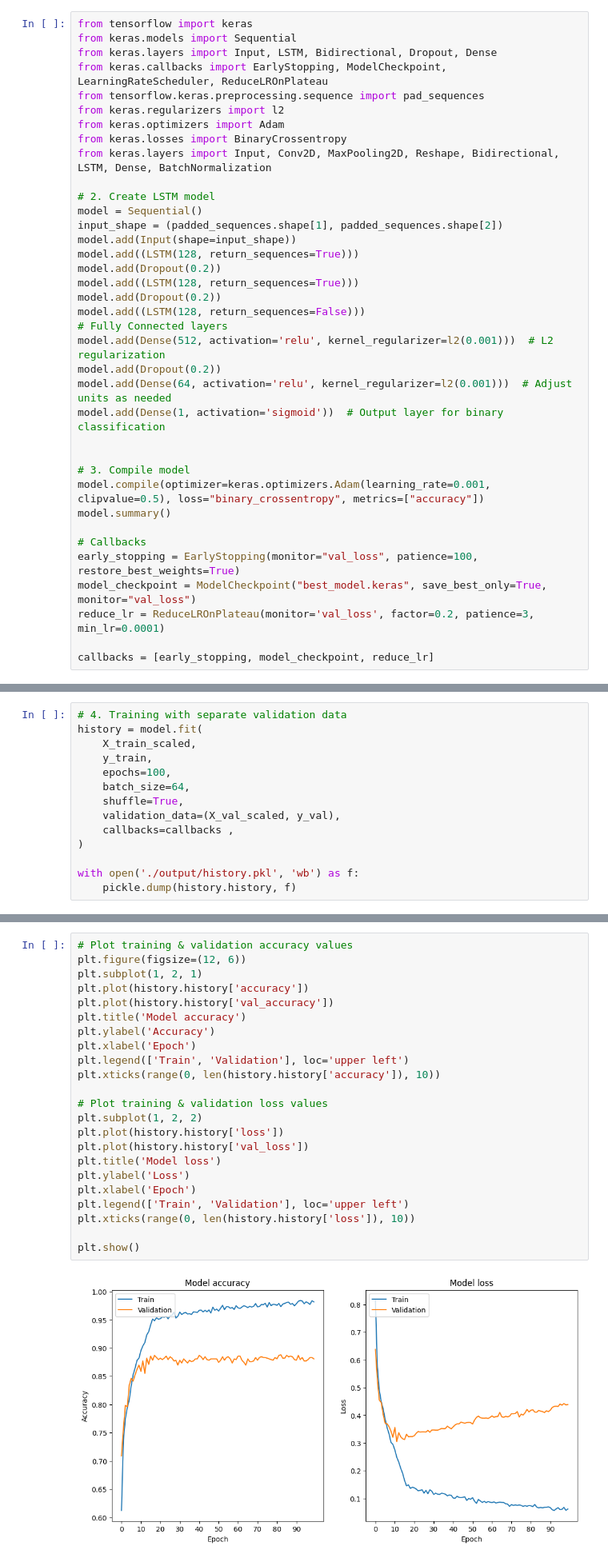
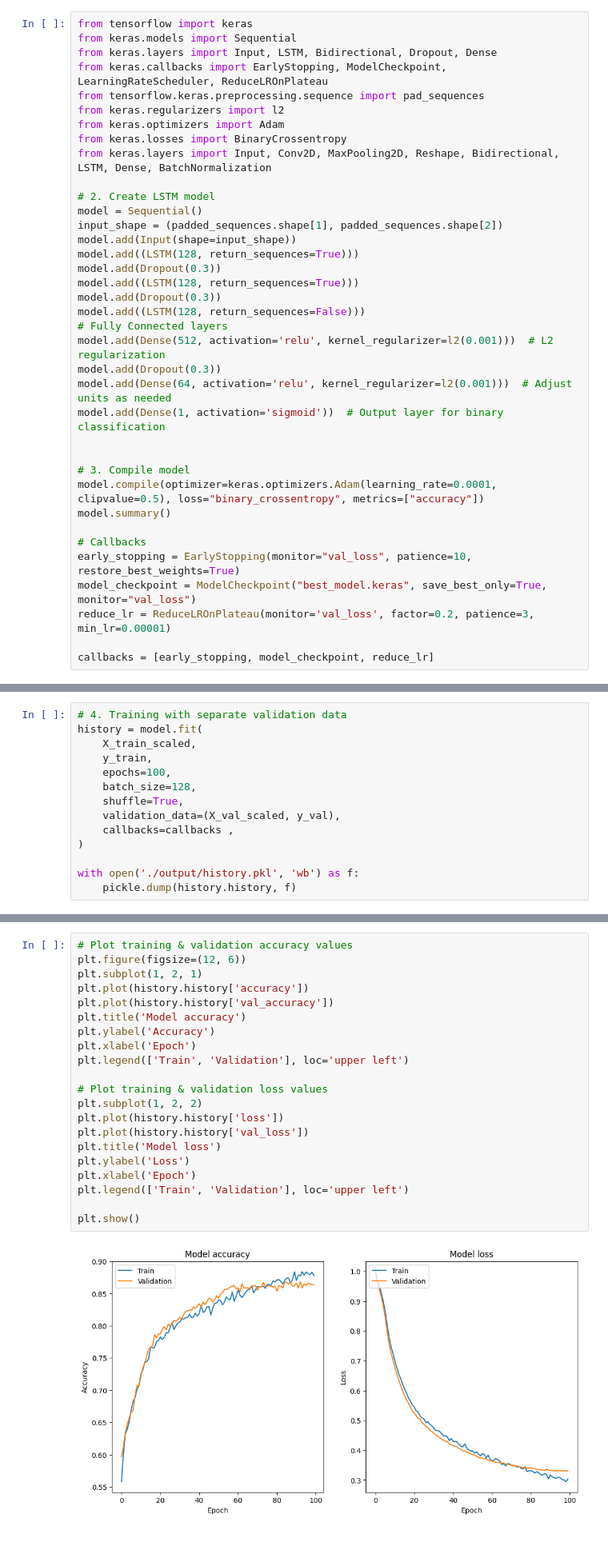
Before and after one commit to ronanhansel/deepfake-audio-detector, a Jupyter notebook: train.ipynb, the cells around one changed output, grey strips where cells are left out. Shown: that part at 80% size. Cells and saved outputs as stored; diff of their text form.

Commit message:
feat: best

```diff
--- a/train.ipynb
+++ b/train.ipynb
@@ -149,25 +149,25 @@ model = Sequential()
 input_shape = (padded_sequences.shape[1], padded_sequences.shape[2])
 model.add(Input(shape=input_shape))
 model.add((LSTM(128, return_sequences=True)))
-model.add(Dropout(0.2))
+model.add(Dropout(0.3))
 model.add((LSTM(128, return_sequences=True)))
-model.add(Dropout(0.2))
+model.add(Dropout(0.3))
 model.add((LSTM(128, return_sequences=False)))
 # Fully Connected layers
 model.add(Dense(512, activation='relu', kernel_regularizer=l2(0.001)))  # L2 regularization
-model.add(Dropout(0.2))
+model.add(Dropout(0.3))
 model.add(Dense(64, activation='relu', kernel_regularizer=l2(0.001)))  # Adjust units as needed
 model.add(Dense(1, activation='sigmoid'))  # Output layer for binary classification
 
 
 # 3. Compile model
-model.compile(optimizer=keras.optimizers.Adam(learning_rate=0.001, clipvalue=0.5), loss="binary_crossentropy", metrics=["accuracy"])
+model.compile(optimizer=keras.optimizers.Adam(learning_rate=0.0001, clipvalue=0.5), loss="binary_crossentropy", metrics=["accuracy"])
 model.summary()
 
 # Callbacks
-early_stopping = EarlyStopping(monitor="val_loss", patience=100, restore_best_weights=True)
+early_stopping = EarlyStopping(monitor="val_loss", patience=10, restore_best_weights=True)
 model_checkpoint = ModelCheckpoint("best_model.keras", save_best_only=True, monitor="val_loss")
-reduce_lr = ReduceLROnPlateau(monitor='val_loss', factor=0.2, patience=3, min_lr=0.0001)
+reduce_lr = ReduceLROnPlateau(monitor='val_loss', factor=0.2, patience=3, min_lr=0.00001)
 
 callbacks = [early_stopping, model_checkpoint, reduce_lr]
 # %% [output]
@@ -198,7 +198,7 @@ history = model.fit(
     X_train_scaled,
     y_train,
     epochs=100,
-    batch_size=64,
+    batch_size=128,
     shuffle=True,
     validation_data=(X_val_scaled, y_val),
     callbacks=callbacks ,
@@ -227,25 +227,23 @@ Epoch 100/100
 # %%
 # Plot training & validation accuracy values
 plt.figure(figsize=(12, 6))
 plt.subplot(1, 2, 1)
 plt.plot(history.history['accuracy'])
 plt.plot(history.history['val_accuracy'])
 plt.title('Model accuracy')
 plt.ylabel('Accuracy')
 plt.xlabel('Epoch')
 plt.legend(['Train', 'Validation'], loc='upper left')
-plt.xticks(range(0, len(history.history['accuracy']), 10))
 
 # Plot training & validation loss values
 plt.subplot(1, 2, 2)
 plt.plot(history.history['loss'])
 plt.plot(history.history['val_loss'])
 plt.title('Model loss')
 plt.ylabel('Loss')
 plt.xlabel('Epoch')
 plt.legend(['Train', 'Validation'], loc='upper left')
-plt.xticks(range(0, len(history.history['loss']), 10))
 
 plt.show()
 # %% [output]
-[figure, old version]
+[figure, new version]
```
Also changed, not shown: parts of 5 cells of this notebook, 2 other files.
